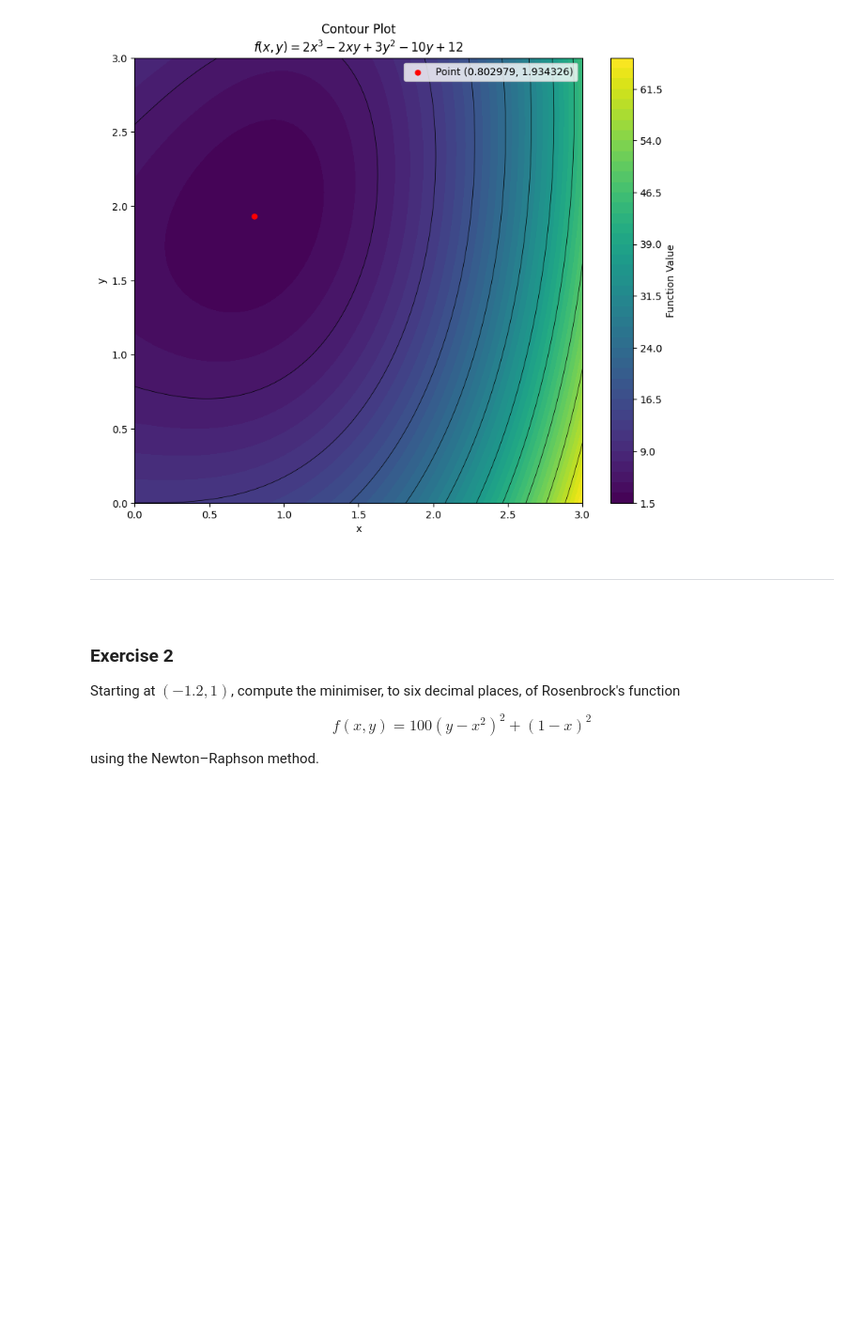
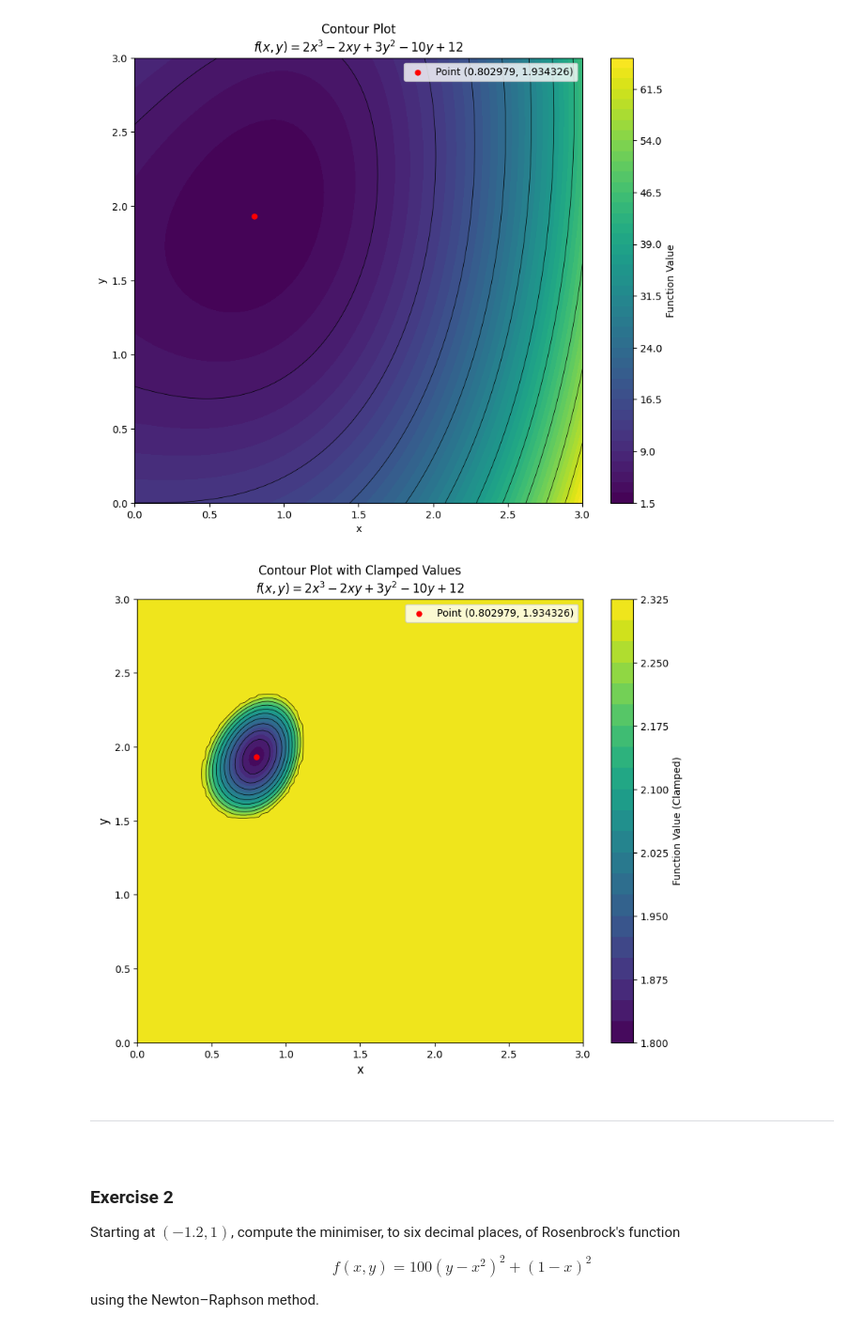
Before and after one commit to pineapple-bois/nonlinear-optimisation, a Jupyter notebook: Notebooks/1_Newton-Raphson_method.ipynb, the cells around one changed output. Shown at 94% size. Saved outputs shown, nothing was run; the diff lists cells and outputs as text; code cells hidden in the pictures; blank space fills up the shorter version.

```diff
--- a/Notebooks/1_Newton-Raphson_method.ipynb
+++ b/Notebooks/1_Newton-Raphson_method.ipynb
@@ -337,6 +333,42 @@ plt.legend()
 plt.show()
 # %% [output]
 [figure]
+# %%
+# Generate a dense meshgrid for smoother contours
+x = np.linspace(0, 3, 100)
+y = np.linspace(0, 3, 100)
+X, Y = np.meshgrid(x, y)
+
+# Evaluate f on the grid
+Z = f_func(X, Y)
+
+# Improved contour plot with clamped values
+plt.figure(figsize=(10, 8))
+# Clamp Z values
+clamped_Z = np.minimum(Z, np.min(Z) + 0.5)
+# Smoother levels
+contour = plt.contourf(X, Y, clamped_Z, levels=20, cmap='viridis')
+# Labelled colorbar
+plt.colorbar(contour, label='Function Value (Clamped)')
+
+# Overlay contour lines
+plt.contour(X, Y, clamped_Z, levels=10, colors='black', linewidths=0.5)
+
+# Highlight the point with a scatter marker
+plt.scatter(minimiser[0], minimiser[1], color='red', s=25,
+            label=f'Point ({minimiser[0]:.6f}, {minimiser[1]:.6f})')
+
+# Add axis labels and title
+plt.xlabel('x', fontsize=12)
+plt.ylabel('y', fontsize=12)
+plt.title(f'Contour Plot with Clamped Values\n$f(x, y) = {{{sp.latex(f)}}}$')
+
+# Add a legend for the marked point
+plt.legend()
+# Show the plot
+plt.show()
+# %% [output]
+[figure, added]
 # %% [markdown]
 ----
 &nbsp;
```
Also changed, not shown: parts of 10 cells of this notebook.
